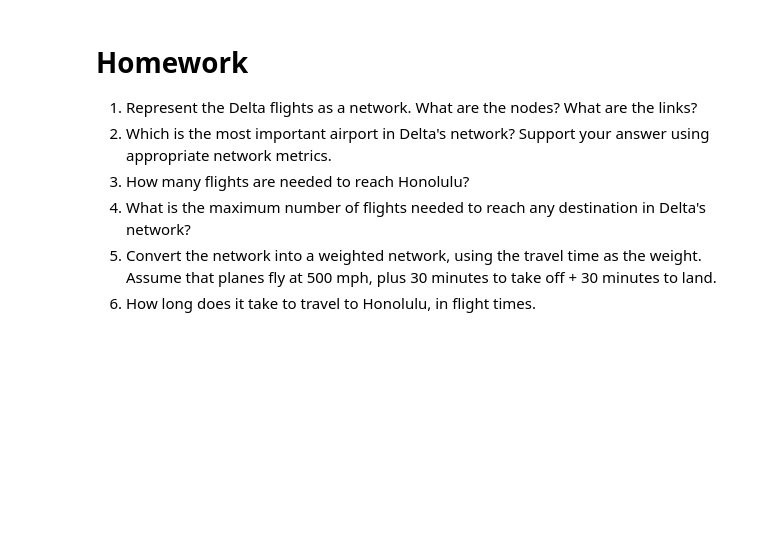
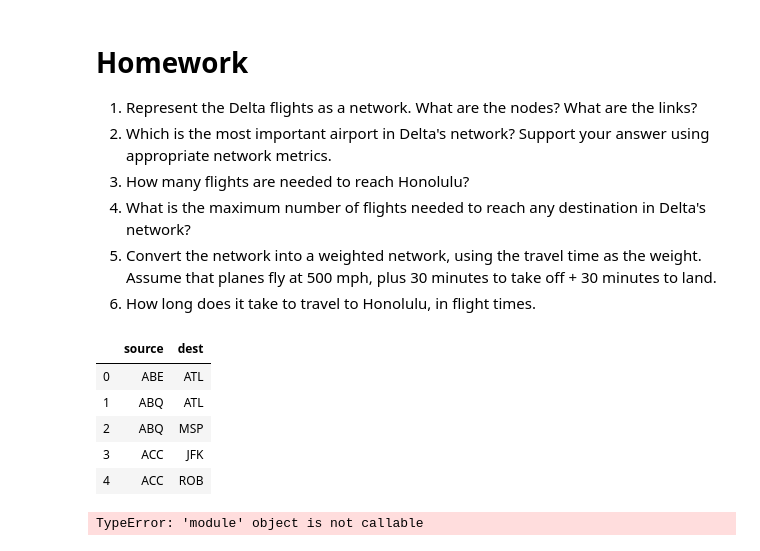
Before and after one commit to mnbo229/ce599, a Jupyter notebook: 09-Networks/Networks.ipynb, the cells around one changed output. Saved outputs shown, nothing was run; the diff lists cells and outputs as text; code cells hidden in the pictures; blank space fills up the shorter version.

```diff
--- a/09-Networks/Networks.ipynb
+++ b/09-Networks/Networks.ipynb
@@ -339,3 +390,32 @@ m.save("delta.html")
 4. What is the maximum number of flights needed to reach any destination in Delta's network?
 5. Convert the network into a weighted network, using the travel time as the weight.  Assume that planes fly at 500 mph, plus 30 minutes to take off + 30 minutes to land.
 6. How long does it take to travel to Honolulu, in flight times.
+# %%
+# imports
+import pandas as pd
+import networkx as nx
+import matplotlib.pyplot as plt
+
+%matplotlib inline
+
+#Nodes are sources and destinations
+#Links are the routes
+
+# read the data
+routes = pd.read_csv('data/delta_routes.csv')
+data=routes[['source','dest']]
+data.head()
+# %% [output]
+|  | source | dest |
+| 0 | ABE | ATL |
+| 1 | ABQ | ATL |
+| 2 | ABQ | MSP |
+| 3 | ACC | JFK |
+| 4 | ACC | ROB |
+# %%
+Graphtype = nx.graph()
+G = nx.from_pandas_edgelist(routes, edge_attr='weight', create_using= Graphtype)
+#DT.add_edges_from(data['source'],data['dest'])
+G
+# %% [output]
+TypeError: 'module' object is not callable
```
Also changed, not shown: parts of 17 cells of this notebook, 6 other files.
